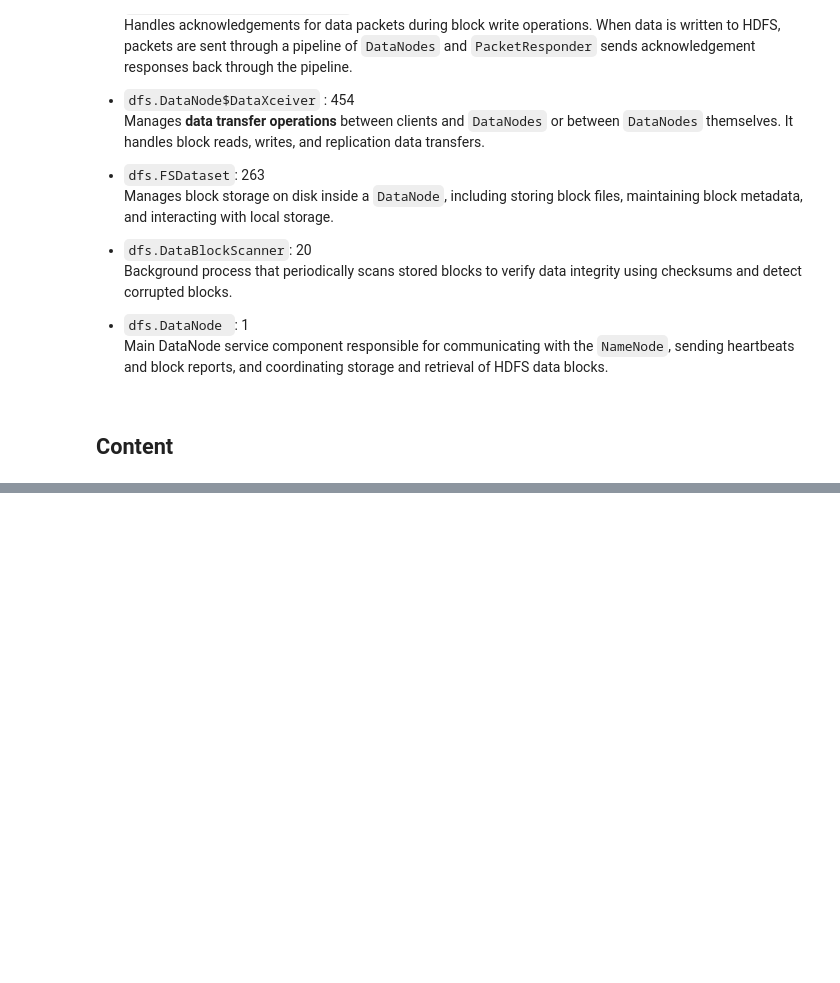
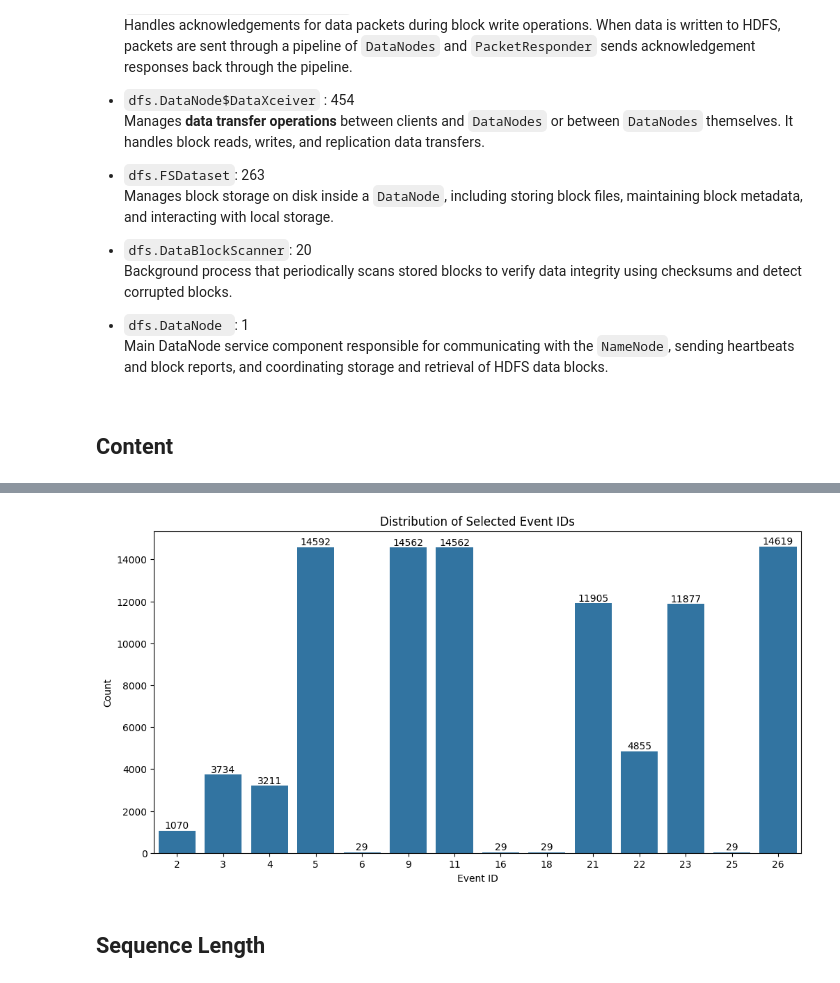
Before and after one commit to miqbal-id27/controlroom-xai-alarm-support-transformer, a Jupyter notebook: notebooks/00_exploration.ipynb, the cells around one changed output, grey strips where cells are left out. Drawn from its saved outputs; the diff is of its cells as text; code cells hidden in the pictures; blank space fills up the shorter version.

```diff
--- a/notebooks/00_exploration.ipynb
+++ b/notebooks/00_exploration.ipynb
@@ -452,0 +385,8 @@ E25 (True)
+# %%
+hdfs_train = pd.read_csv(
+    "C:\\01. Monash University\\controlroom-xai-alarm-support-transformer\\log_anomaly_detection\\XAI_Anomaly_Detection_Transformer\\Dataset\\HDFS\\hdfs_train",
+    header=None,
+    names=["sequence"]
+)
+
+hdfs_train.head(2)
@@ -452,0 +410,9 @@ E25 (True)
+# %%
+all_event_ids = (
+    hdfs_train["sequence"]
+    .str.split()
+    .explode()            # flatten into rows
+    .astype(int)
+)
+
+all_event_ids.info()
@@ -452,0 +432,4 @@ E25 (True)
+# %%
+event_counts = all_event_ids.value_counts().sort_index()
+
+event_counts
@@ -452,0 +453,16 @@ E25 (True)
+# %%
+plt.figure(figsize=(12, 6))
+ax = sns.barplot(x=event_counts.index, y=event_counts.values)
+
+for i, v in enumerate(event_counts.values):
+    ax.text(i, v, str(v), ha='center', va='bottom')
+
+plt.title("Distribution of Selected Event IDs")
+plt.xlabel("Event ID")
+plt.ylabel("Count")
+
+plt.show()
+# %% [output]
+[figure, added]
+# %% [markdown]
+## Sequence Length
```
Also changed, not shown: parts of 114 cells of this notebook, 9 other files.
